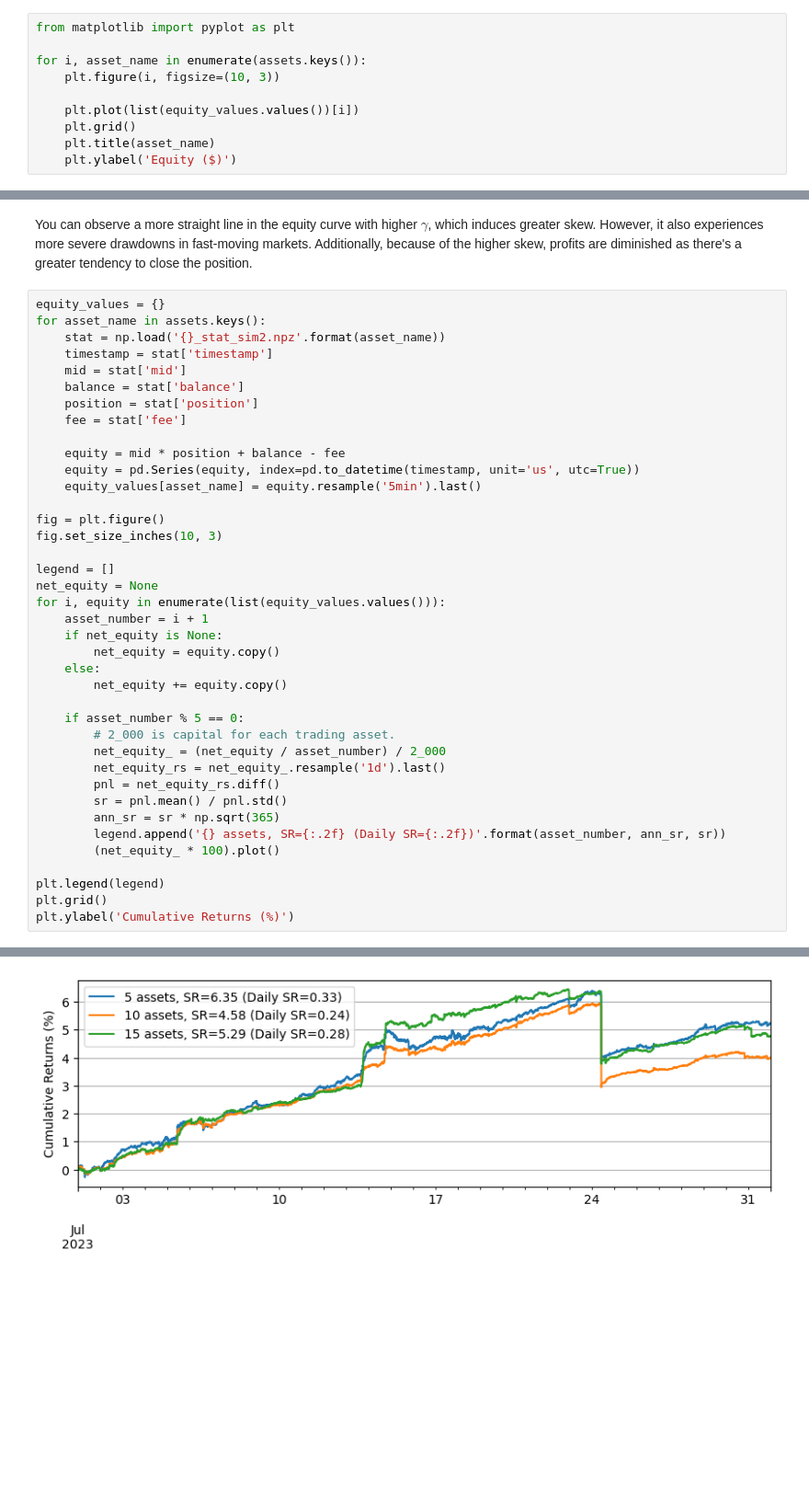
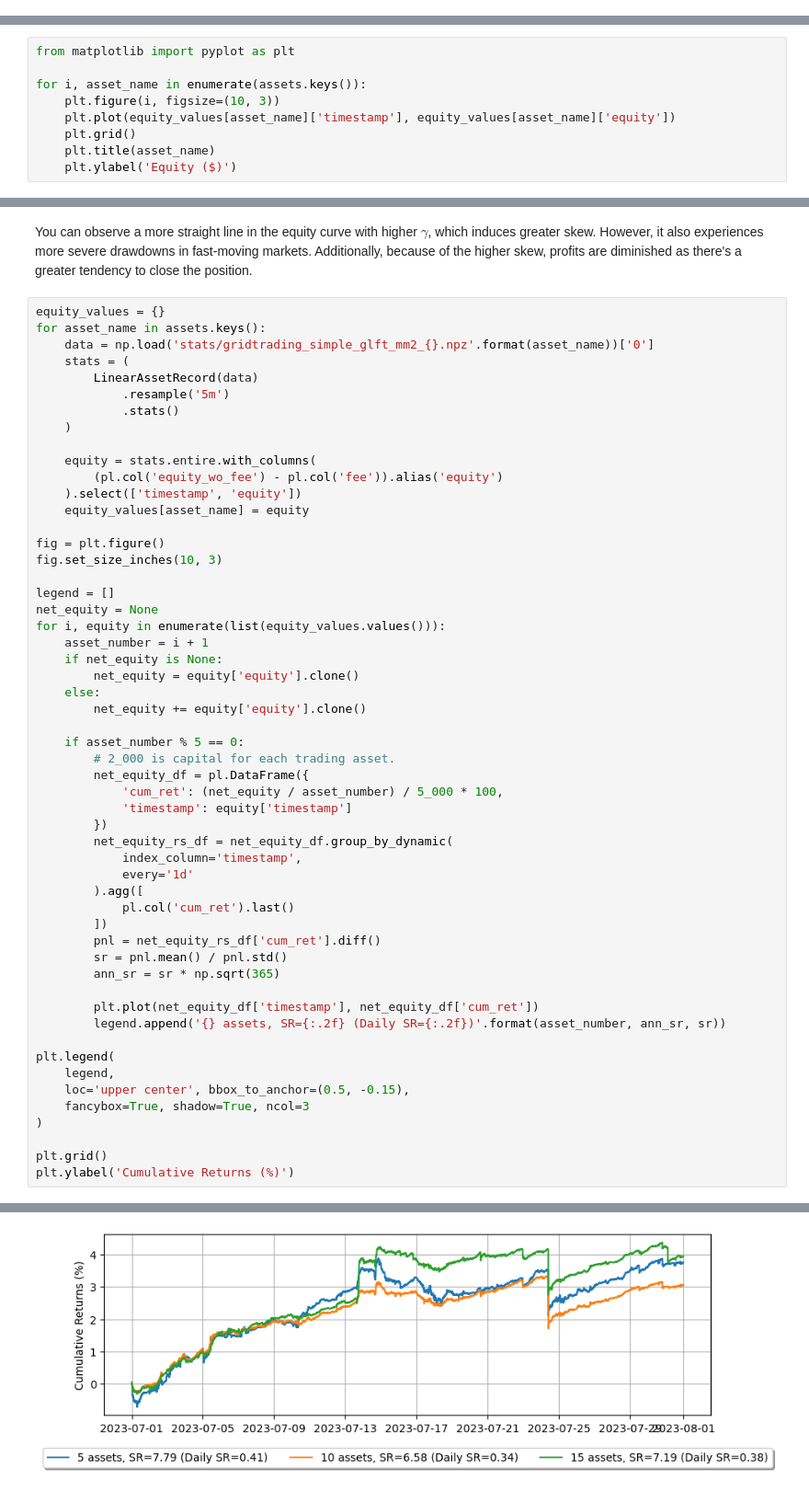
Before and after one commit to nkaz001/hftbacktest, a Jupyter notebook: docs/tutorials/Making Multiple Markets.ipynb, the cells around one changed output, grey strips where cells are left out. Shown at 92% size. Saved outputs shown, nothing was run; the diff lists cells and outputs as text; blank space fills up the shorter version.

```diff
--- a/docs/tutorials/Making Multiple Markets.ipynb
+++ b/docs/tutorials/Making Multiple Markets.ipynb
@@ -287,12 +316,2 @@ for asset_name in assets.keys():
 # %% [markdown]
 You can see the equity curve of individual assets and notice how combining multiple assets can lead to a smoother equity curve, thereby enhancing risk-adjusted returns.
-# %%
-from matplotlib import pyplot as plt
-
-for i, asset_name in enumerate(assets.keys()):
-    plt.figure(i, figsize=(10, 3))
-
-    plt.plot(list(equity_values.values())[i])
-    plt.grid()
-    plt.title(asset_name)
-    plt.ylabel('Equity ($)')
@@ -312,0 +318,9 @@ for i, asset_name in enumerate(assets.keys()):
+# %%
+from matplotlib import pyplot as plt
+
+for i, asset_name in enumerate(assets.keys()):
+    plt.figure(i, figsize=(10, 3))
+    plt.plot(equity_values[asset_name]['timestamp'], equity_values[asset_name]['equity'])
+    plt.grid()
+    plt.title(asset_name)
+    plt.ylabel('Equity ($)')
@@ -833,43 +946,58 @@ You can observe a more straight line in the equity curve with higher $\gamma$, w
 # %%
 equity_values = {}
 for asset_name in assets.keys():
-    stat = np.load('{}_stat_sim2.npz'.format(asset_name))
-    timestamp = stat['timestamp']
-    mid = stat['mid']
-    balance = stat['balance']
-    position = stat['position']
-    fee = stat['fee']
+    data = np.load('stats/gridtrading_simple_glft_mm2_{}.npz'.format(asset_name))['0']
+    stats = (
+        LinearAssetRecord(data)
+            .resample('5m')
+            .stats()
+    )
 
-    equity = mid * position + balance - fee
-    equity = pd.Series(equity, index=pd.to_datetime(timestamp, unit='us', utc=True))
-    equity_values[asset_name] = equity.resample('5min').last()
+    equity = stats.entire.with_columns(
+        (pl.col('equity_wo_fee') - pl.col('fee')).alias('equity')
+    ).select(['timestamp', 'equity'])
+    equity_values[asset_name] = equity
 
 fig = plt.figure()
 fig.set_size_inches(10, 3)
 
 legend = []
 net_equity = None
 for i, equity in enumerate(list(equity_values.values())):
     asset_number = i + 1
     if net_equity is None:
-        net_equity = equity.copy()
+        net_equity = equity['equity'].clone()
     else:
-        net_equity += equity.copy()
+        net_equity += equity['equity'].clone()
 
     if asset_number % 5 == 0:
         # 2_000 is capital for each trading asset.
-        net_equity_ = (net_equity / asset_number) / 2_000
-        net_equity_rs = net_equity_.resample('1d').last()
-        pnl = net_equity_rs.diff()
+        net_equity_df = pl.DataFrame({
+            'cum_ret': (net_equity / asset_number) / 5_000 * 100,
+            'timestamp': equity['timestamp']
+        })
+        net_equity_rs_df = net_equity_df.group_by_dynamic(
+            index_column='timestamp',
+            every='1d'
+        ).agg([
+            pl.col('cum_ret').last()
+        ])
+        pnl = net_equity_rs_df['cum_ret'].diff()
         sr = pnl.mean() / pnl.std()
         ann_sr = sr * np.sqrt(365)
+
+        plt.plot(net_equity_df['timestamp'], net_equity_df['cum_ret'])
         legend.append('{} assets, SR={:.2f} (Daily SR={:.2f})'.format(asset_number, ann_sr, sr))
-        (net_equity_ * 100).plot()
 
-plt.legend(legend)
+plt.legend(
+    legend,
+    loc='upper center', bbox_to_anchor=(0.5, -0.15),
+    fancybox=True, shadow=True, ncol=3
+)
+
 plt.grid()
 plt.ylabel('Cumulative Returns (%)')
 # %% [output]
 Text(0, 0.5, 'Cumulative Returns (%)')
-[figure, old version]
+[figure, new version]
 # %% [markdown]
```
Also changed, not shown: parts of 26 cells of this notebook, 16 other files.
